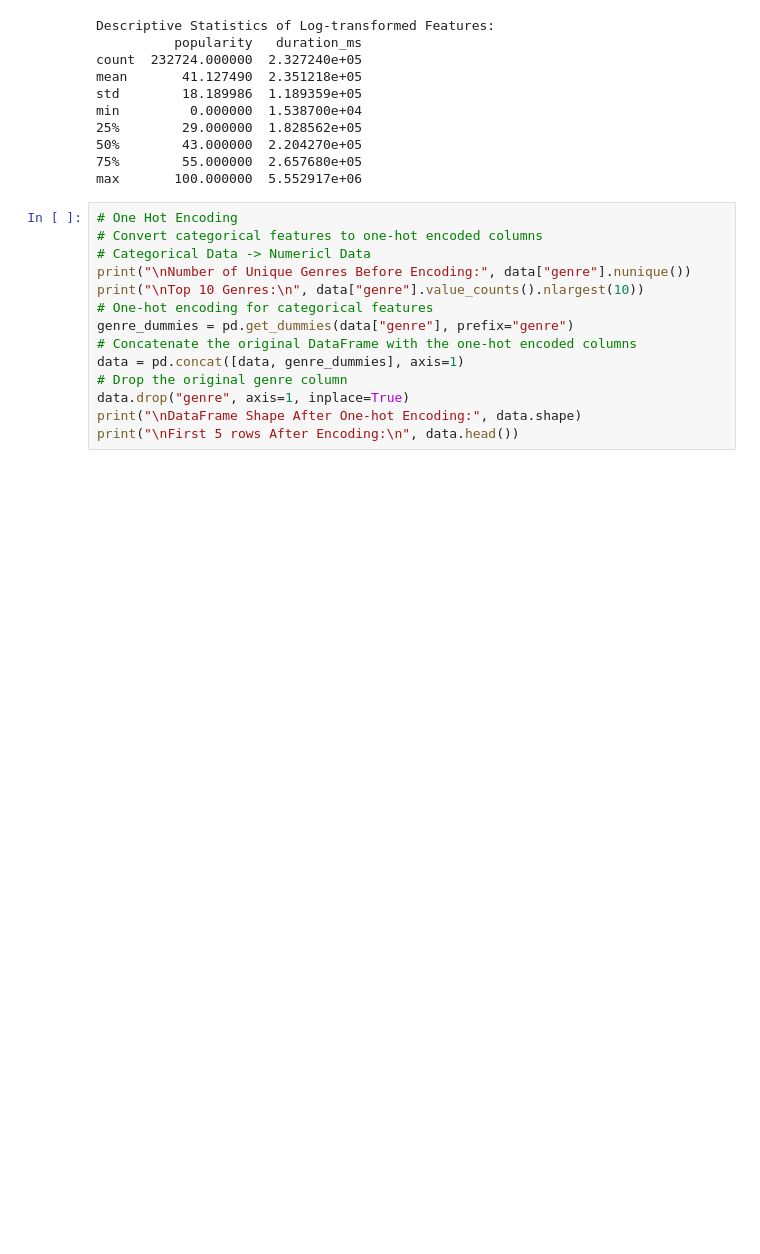
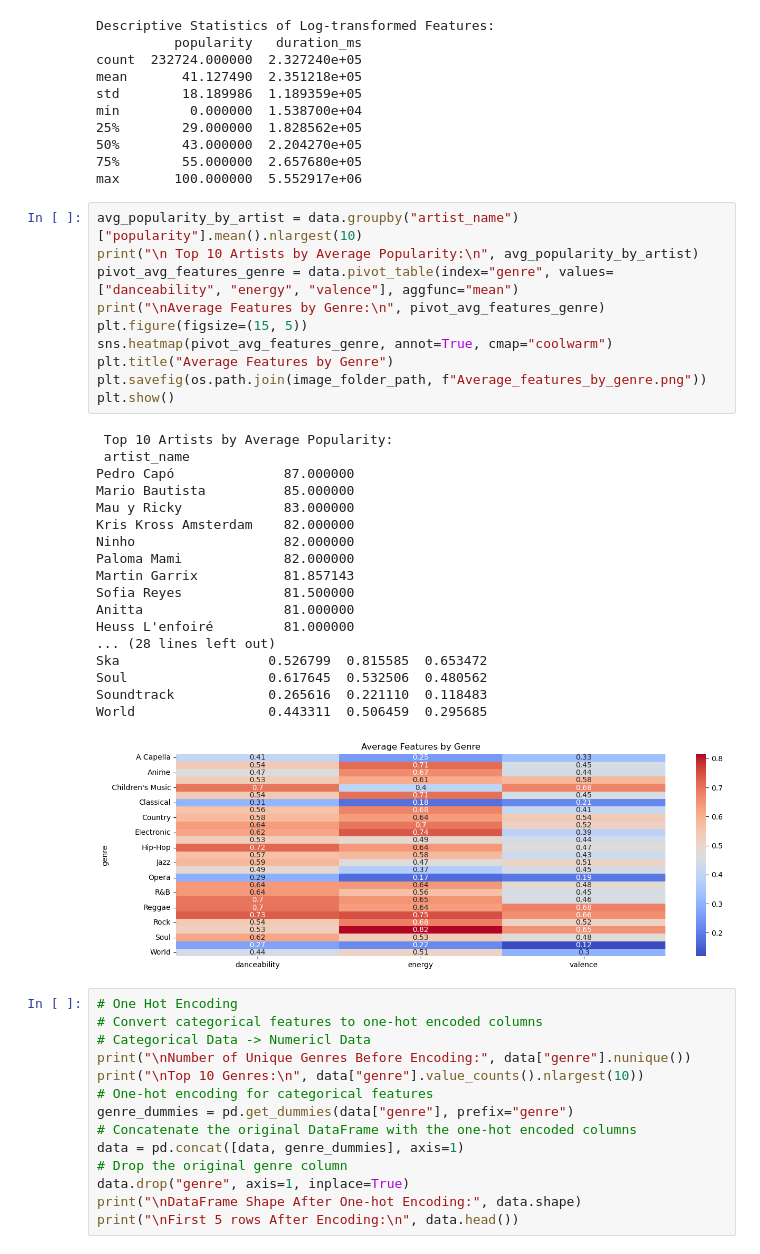
Before and after one commit to agajankush/spotify-music-eda, a Jupyter notebook: data_analysis.ipynb, the cells around one changed output. Saved outputs shown, nothing was run; the diff lists cells and outputs as text; blank space fills up the shorter version.

Commit message:
More plots and output the trained machine learning model output

```diff
--- a/data_analysis.ipynb
+++ b/data_analysis.ipynb
@@ -165,6 +167,35 @@ min         0.000000  1.538700e+04
 50%        43.000000  2.204270e+05
 75%        55.000000  2.657680e+05
 max       100.000000  5.552917e+06
+# %%
+avg_popularity_by_artist = data.groupby("artist_name")["popularity"].mean().nlargest(10)
+print("\n Top 10 Artists by Average Popularity:\n", avg_popularity_by_artist)
+pivot_avg_features_genre = data.pivot_table(index="genre", values=["danceability", "energy", "valence"], aggfunc="mean")
+print("\nAverage Features by Genre:\n", pivot_avg_features_genre)
+plt.figure(figsize=(15, 5))
+sns.heatmap(pivot_avg_features_genre, annot=True, cmap="coolwarm")
+plt.title("Average Features by Genre")
+plt.savefig(os.path.join(image_folder_path, f"Average_features_by_genre.png"))
+plt.show()
+# %% [output]
+ Top 10 Artists by Average Popularity:
+ artist_name
+Pedro Capó              87.000000
+Mario Bautista          85.000000
+Mau y Ricky             83.000000
+Kris Kross Amsterdam    82.000000
+Ninho                   82.000000
+Paloma Mami             82.000000
+Martin Garrix           81.857143
+Sofia Reyes             81.500000
+Anitta                  81.000000
+Heuss L'enfoiré         81.000000
+... (28 lines left out)
+Ska                   0.526799  0.815585  0.653472
+Soul                  0.617645  0.532506  0.480562
+Soundtrack            0.265616  0.221110  0.118483
+World                 0.443311  0.506459  0.295685
+[figure, added]
 # %%
 # One Hot Encoding
 # Convert categorical features to one-hot encoded columns
```
Also changed, not shown: parts of 7 cells of this notebook, 2 other files.
